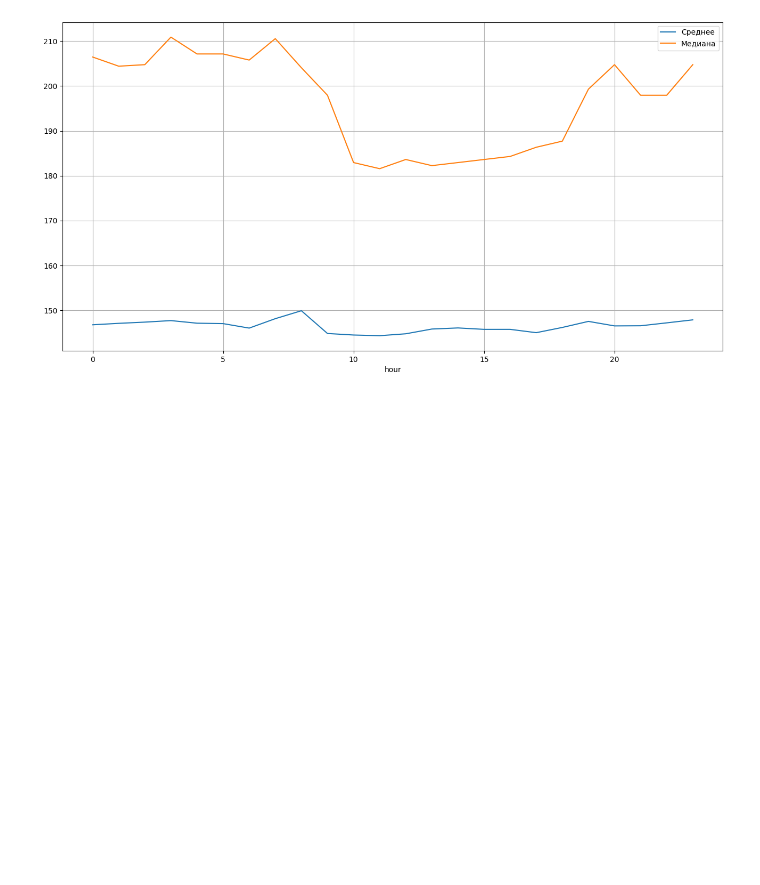
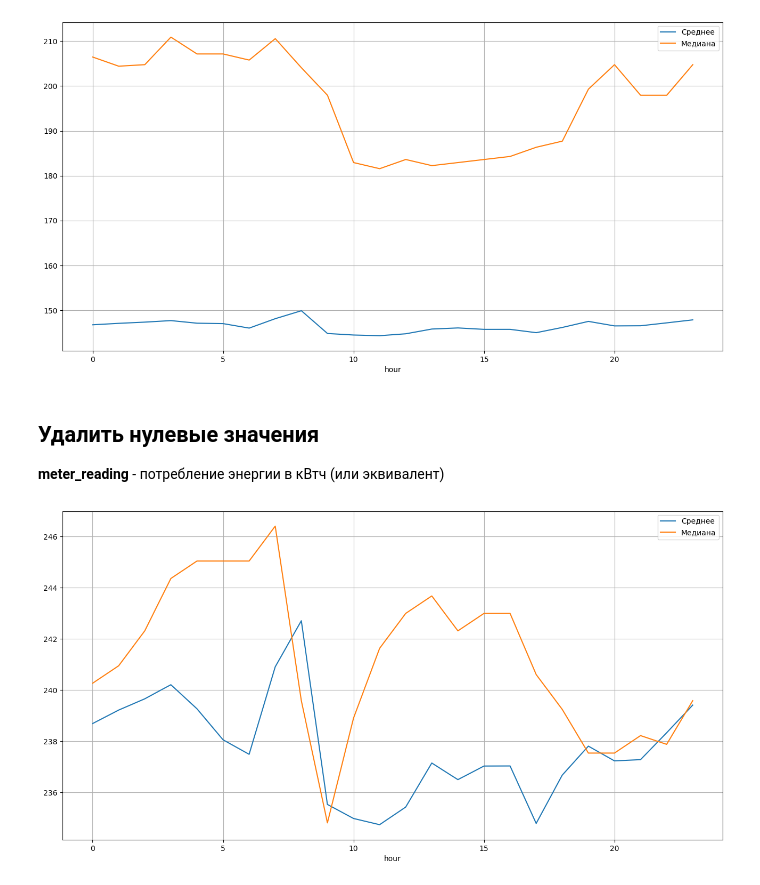
Before and after one commit to iteegi/data-science-algo, a Jupyter notebook: data-science-algo/tasks/interpolation_and_extrapolation.ipynb, the cells around one changed output. Cells and saved outputs as stored; diff of their text form; code cells hidden in the pictures; blank space fills up the shorter version.

```diff
--- a/data-science-algo/tasks/interpolation_and_extrapolation.ipynb
+++ b/data-science-algo/tasks/interpolation_and_extrapolation.ipynb
@@ -48,3 +48,19 @@ plt.grid()
 plt.show()
 # %% [output]
 [figure]
+# %% [markdown]
+## Удалить нулевые значения
+**meter_reading** - потребление энергии в кВтч (или эквивалент)
+# %%
+energy_hours_filtered = energy[energy["meter_reading"]>0].groupby("hour")
+energy_avg_filtered = pd.DataFrame(
+    {
+        "Среднее": energy_hours_filtered["meter_reading"].mean(),
+        "Медиана": energy_hours_filtered["meter_reading"].median(),
+    }
+)
+energy_avg_filtered.plot()
+plt.grid()
+plt.show()
+# %% [output]
+[figure, added]
```
